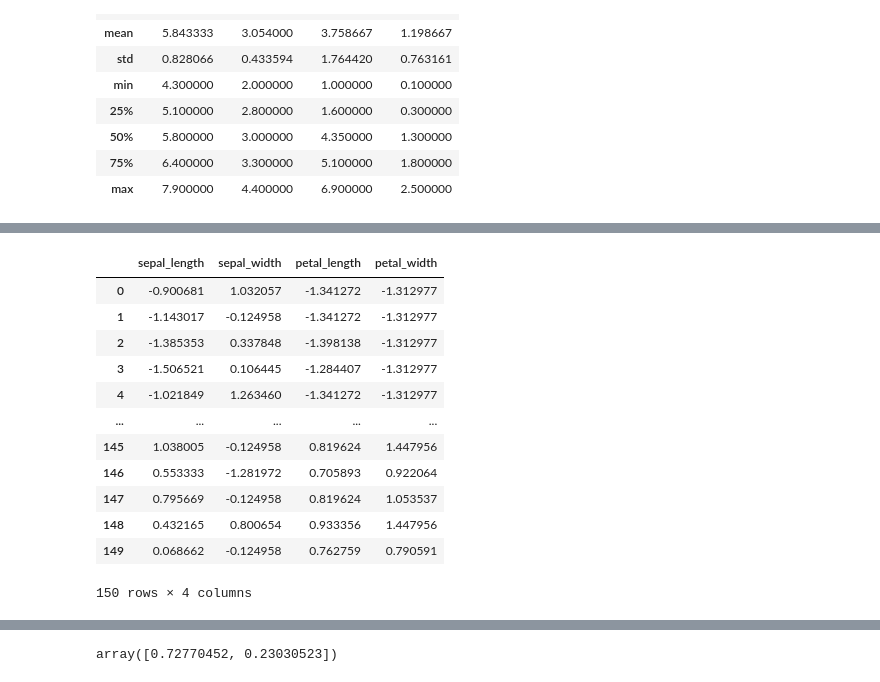
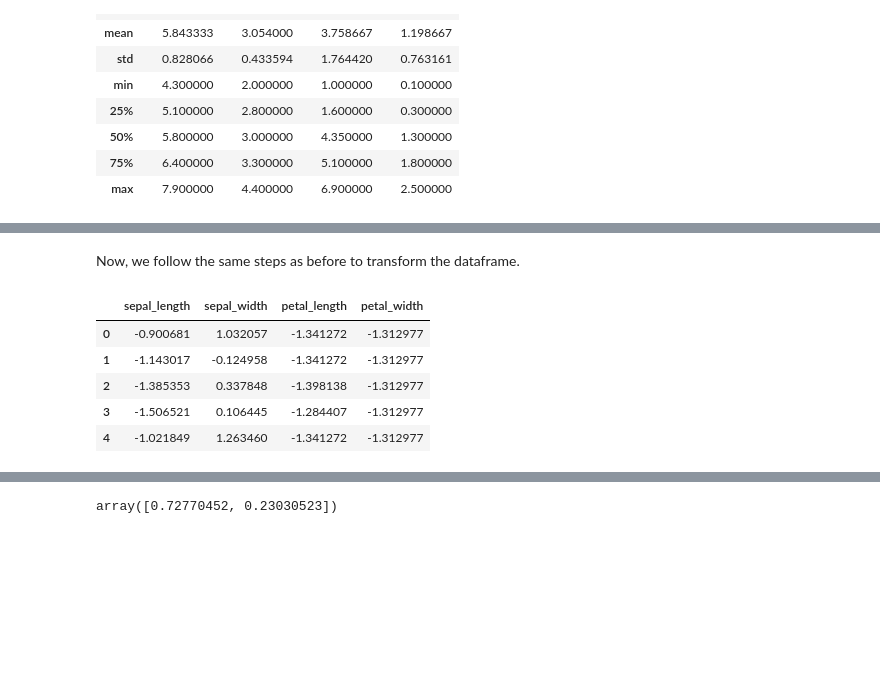
Before and after one commit to RobVergano/Machine-Learning, a Jupyter notebook: tasks.ipynb, the cells around one changed output, grey strips where cells are left out. Cells and saved outputs as stored; diff of their text form; code cells hidden in the pictures; blank space fills up the shorter version.

```diff
--- a/tasks.ipynb
+++ b/tasks.ipynb
@@ -1020,21 +1038,19 @@ array([[-9.00681170e-01,  1.03205722e+00, -1.34127240e+00,
+# %% [markdown]
+Now, we follow the same steps as before to transform the dataframe.
 # %%
+# Transform new x array.
+X_transformed = scaler.transform(x)
+
 # Re-create data frame.
 df_X_trans = pd.DataFrame(X_transformed, columns=x.columns)
 
 # Show.
-df_X_trans
+df_X_trans.head()
 # %% [output]
 |  | sepal_length | sepal_width | petal_length | petal_width |
 | 0 | -0.900681 | 1.032057 | -1.341272 | -1.312977 |
 | 1 | -1.143017 | -0.124958 | -1.341272 | -1.312977 |
 | 2 | -1.385353 | 0.337848 | -1.398138 | -1.312977 |
 | 3 | -1.506521 | 0.106445 | -1.284407 | -1.312977 |
 | 4 | -1.021849 | 1.263460 | -1.341272 | -1.312977 |
-| ... | ... | ... | ... | ... |
-| 145 | 1.038005 | -0.124958 | 0.819624 | 1.447956 |
-| 146 | 0.553333 | -1.281972 | 0.705893 | 0.922064 |
-| 147 | 0.795669 | -0.124958 | 0.819624 | 1.053537 |
-| 148 | 0.432165 | 0.800654 | 0.933356 | 1.447956 |
-| 149 | 0.068662 | -0.124958 | 0.762759 | 0.790591 |
-150 rows × 4 columns
 # %%
```
Also changed, not shown: parts of 59 cells of this notebook.
